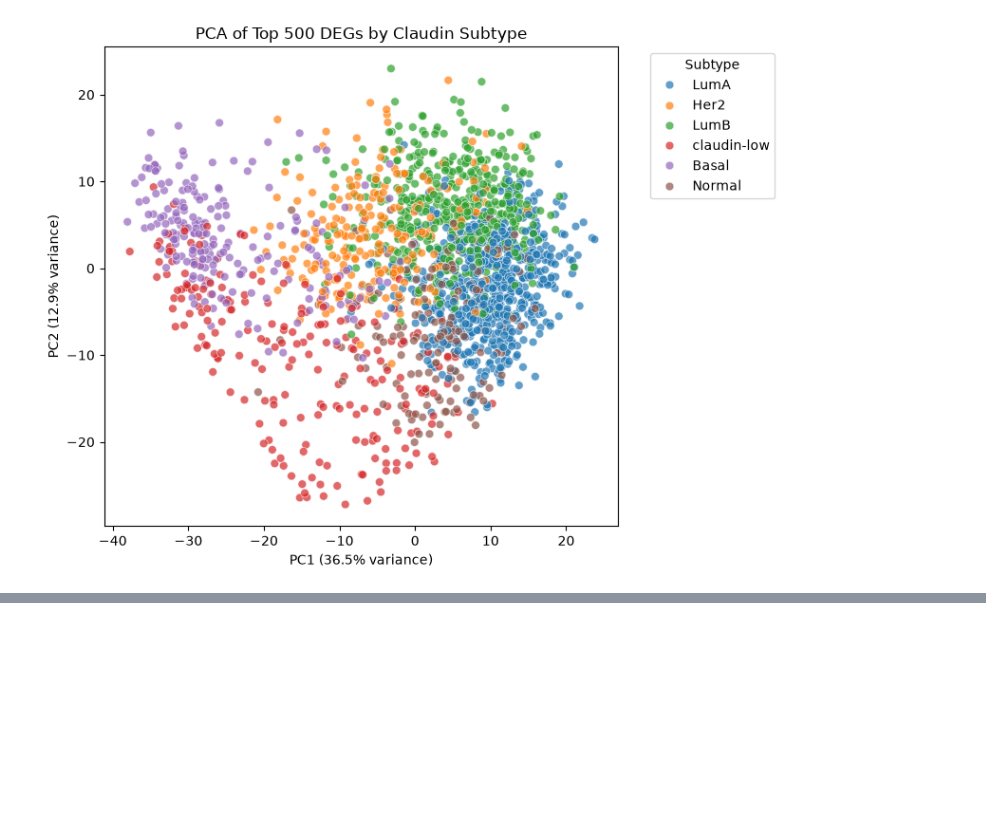
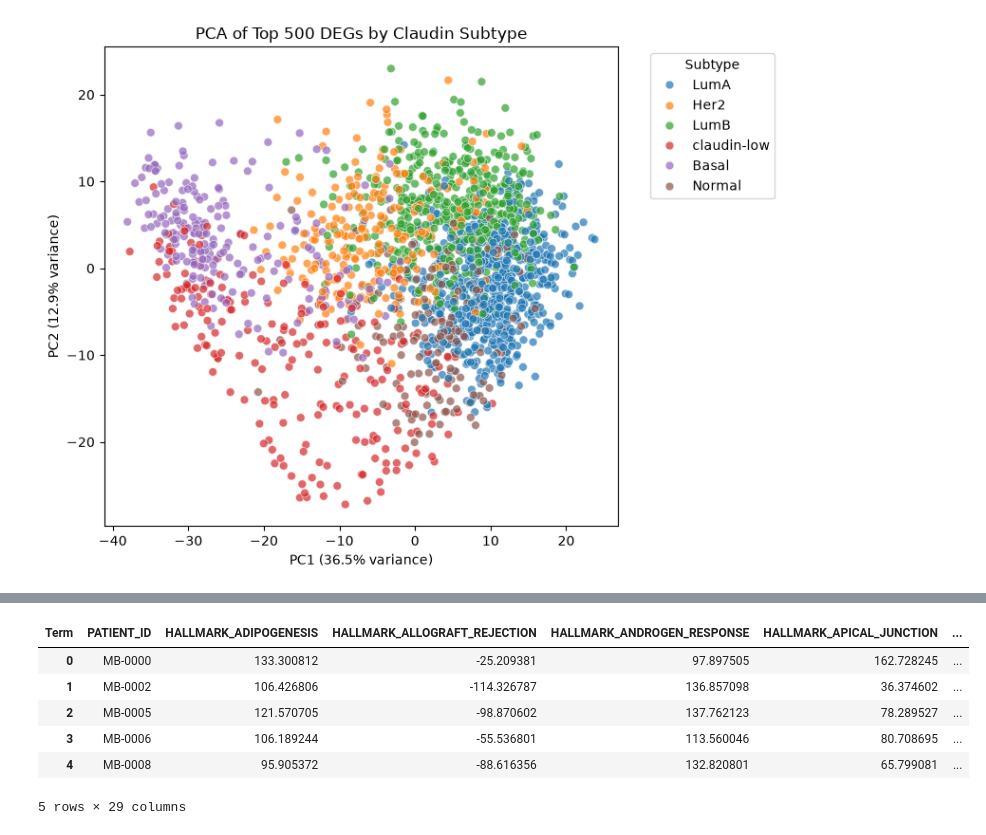
Before and after one commit to VJ1130/ClinSTRAT, a Jupyter notebook: 02_microarray_data_processing.ipynb, the cells around one changed output, grey strips where cells are left out. Cells and saved outputs as stored; diff of their text form; code cells hidden in the pictures; blank space fills up the shorter version.

```diff
--- a/02_microarray_data_processing.ipynb
+++ b/02_microarray_data_processing.ipynb
@@ -185,0 +269,27 @@ plt.show()
+# %%
+import gseapy as gp
+
+#gseapy wants genes as rows, samples as columns
+expr_for_gsea = merged.set_index('PATIENT_ID')[top_genes].T
+
+ssgsea_res = gp.ssgsea(
+    data = expr_for_gsea,
+    gene_sets = "D:/MODEL/h.all.v2026.1.Hs.symbols.gmt",
+    outdir = None,
+    sample_norm_method = 'rank',
+    min_size = 5
+)
+
+pathway_scores = ssgsea_res.res2d.pivot(index='Name', columns='Term', values='ES')
+pathway_scores.index.name = 'PATIENT_ID'
+pathway_scores = pathway_scores.reset_index()
+pathway_scores.to_csv('brca_metabric/pathway_scores500.csv', index=False)
+pathway_scores.head()
+# %% [output]
+| Term | PATIENT_ID | HALLMARK_ADIPOGENESIS | HALLMARK_ALLOGRAFT_REJECTION | HALLMARK_ANDROGEN_RESPONSE | HALLMARK_APICAL_JUNCTION | ... |
+| 0 | MB-0000 | 133.300812 | -25.209381 | 97.897505 | 162.728245 | ... |
+| 1 | MB-0002 | 106.426806 | -114.326787 | 136.857098 | 36.374602 | ... |
+| 2 | MB-0005 | 121.570705 | -98.870602 | 137.762123 | 78.289527 | ... |
+| 3 | MB-0006 | 106.189244 | -55.536801 | 113.560046 | 80.708695 | ... |
+| 4 | MB-0008 | 95.905372 | -88.616356 | 132.820801 | 65.799081 | ... |
+5 rows × 29 columns
```
Also changed, not shown: parts of 6 cells of this notebook, 1 other file.
